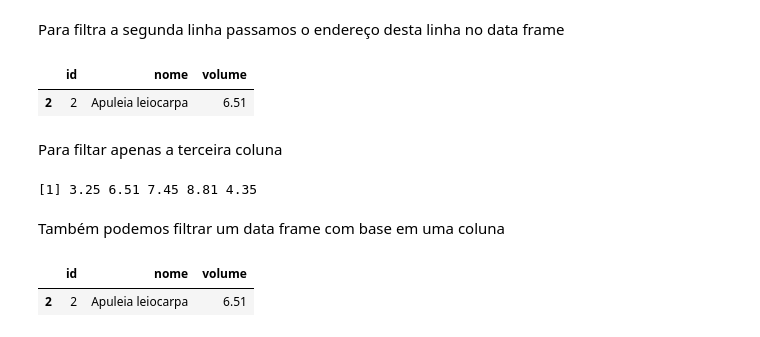
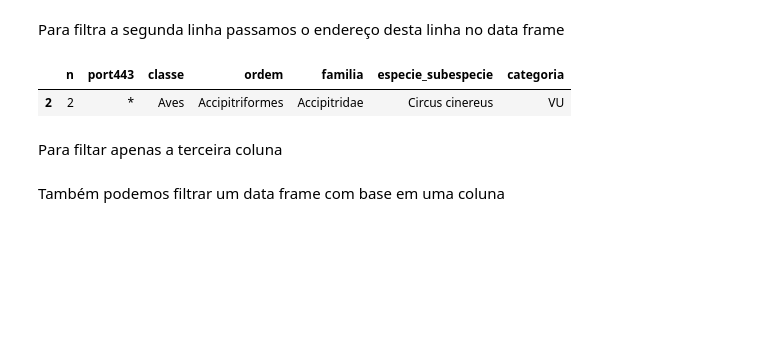
Before and after one commit to robson-cruz/Introducao_Analise_Dados_R, a Jupyter notebook: Modulo_1_Introducao_Linguagem_R_Aula_4.ipynb, the cells around one changed output. Cells and saved outputs as stored; diff of their text form; code cells hidden in the pictures; blank space fills up the shorter version.

```diff
--- a/Modulo_1_Introducao_Linguagem_R_Aula_4.ipynb
+++ b/Modulo_1_Introducao_Linguagem_R_Aula_4.ipynb
@@ -230,20 +243,13 @@ A data.frame: 6 × 7
 # %% [markdown]
 Para filtra a segunda linha passamos o endereço desta linha no data frame
 # %%
-x[2, ]
+fauna[2, ]
 # %% [output]
-|  | id | nome | volume |
-| 2 | 2 | Apuleia leiocarpa | 6.51 |
+|  | n | port443 | classe | ordem | familia | especie_subespecie | categoria |
+| 2 | 2 | * | Aves | Accipitriformes | Accipitridae | Circus cinereus | VU |
 # %% [markdown]
 Para filtar apenas a terceira coluna
 # %%
-print(x[, 3])
+print(fauna[, 3])
-# %% [output]
-[1] 3.25 6.51 7.45 8.81 4.35
 # %% [markdown]
 Também podemos filtrar um data frame com base em uma coluna
-# %%
-x[x$nome == 'Apuleia leiocarpa', ]
-# %% [output]
-|  | id | nome | volume |
-| 2 | 2 | Apuleia leiocarpa | 6.51 |
```
Also changed, not shown: parts of 72 cells of this notebook.
